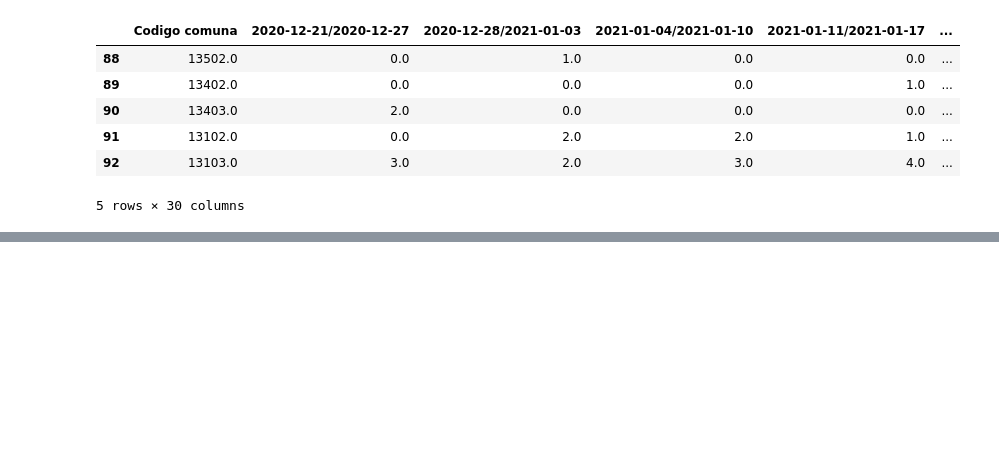
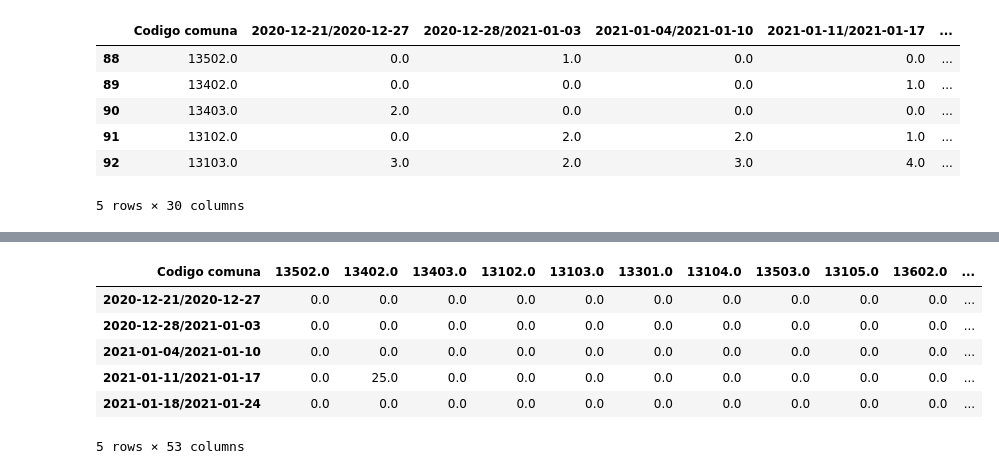
Before and after one commit to jpjara32/tareas, a Jupyter notebook: Tarea3.ipynb, the cells around one changed output, grey strips where cells are left out. Saved outputs shown, nothing was run; the diff lists cells and outputs as text; code cells hidden in the pictures; blank space fills up the shorter version.

```diff
--- a/Tarea3.ipynb
+++ b/Tarea3.ipynb
@@ -446,0 +576,2 @@ data.head()
+# %%
+vc = vc[["Codigo comuna", "Comuna", "Poblacion"]]
@@ -446,0 +587,2 @@ data.head()
+# %%
+vac=pd.concat([vc,vac], axis=1)
@@ -446,0 +599,2 @@ data.head()
+# %%
+vac = vac.drop(['Comuna', 'Poblacion'], axis=1)
@@ -446,0 +611,13 @@ data.head()
+# %%
+vac.set_index('Codigo comuna',inplace=True)
+vac=vac.transpose()
+# %%
+vac.head()
+# %% [output]
+| Codigo comuna | 13502.0 | 13402.0 | 13403.0 | 13102.0 | 13103.0 | 13301.0 | 13104.0 | 13503.0 | 13105.0 | 13602.0 | ... |
+| 2020-12-21/2020-12-27 | 0.0 | 0.0 | 0.0 | 0.0 | 0.0 | 0.0 | 0.0 | 0.0 | 0.0 | 0.0 | ... |
+| 2020-12-28/2021-01-03 | 0.0 | 0.0 | 0.0 | 0.0 | 0.0 | 0.0 | 0.0 | 0.0 | 0.0 | 0.0 | ... |
+| 2021-01-04/2021-01-10 | 0.0 | 0.0 | 0.0 | 0.0 | 0.0 | 0.0 | 0.0 | 0.0 | 0.0 | 0.0 | ... |
+| 2021-01-11/2021-01-17 | 0.0 | 25.0 | 0.0 | 0.0 | 0.0 | 0.0 | 0.0 | 0.0 | 0.0 | 0.0 | ... |
+| 2021-01-18/2021-01-24 | 0.0 | 0.0 | 0.0 | 0.0 | 0.0 | 0.0 | 0.0 | 0.0 | 0.0 | 0.0 | ... |
+5 rows × 53 columns
```
Also changed, not shown: parts of 79 cells of this notebook, 2 other files.
